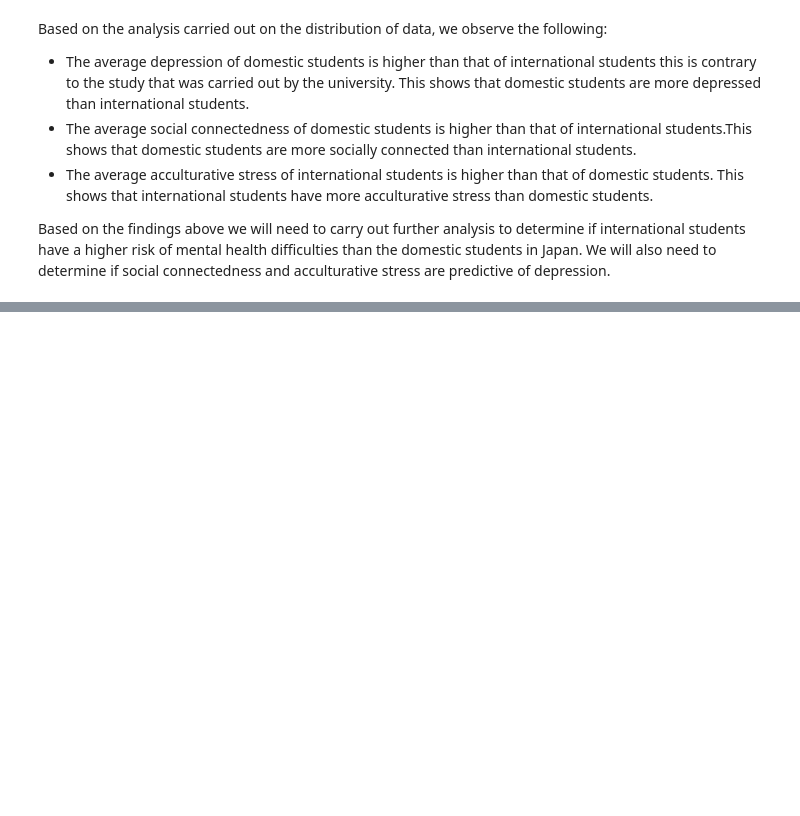
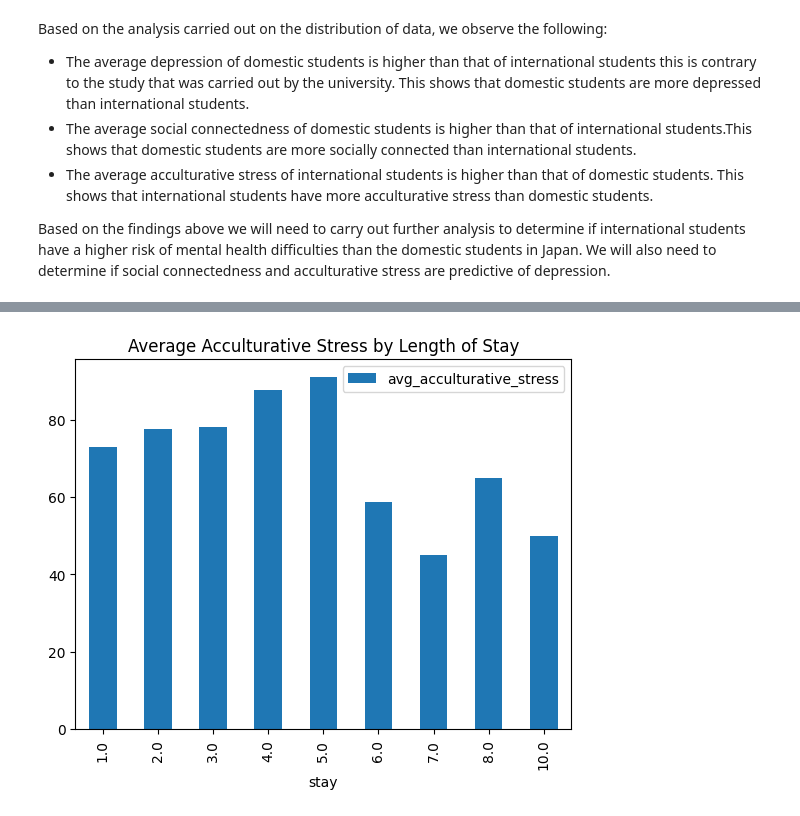
Before and after one commit to mbuvimuia/analyzing-students--mental-health-sql, a Jupyter notebook: notebook.ipynb, the cells around one changed output, grey strips where cells are left out. Saved outputs shown, nothing was run; the diff lists cells and outputs as text; code cells hidden in the pictures; blank space fills up the shorter version.

```diff
--- a/notebook.ipynb
+++ b/notebook.ipynb
@@ -207,0 +263,5 @@ Based on the findings above we will need to carry out further analysis to determ
+# %%
+result.plot(x='stay', y='avg_acculturative_stress', kind='bar', title='Average Acculturative Stress by Length of Stay')
+plt.show()
+# %% [output]
+[figure, added]
```
Also changed, not shown: parts of 7 cells of this notebook.
